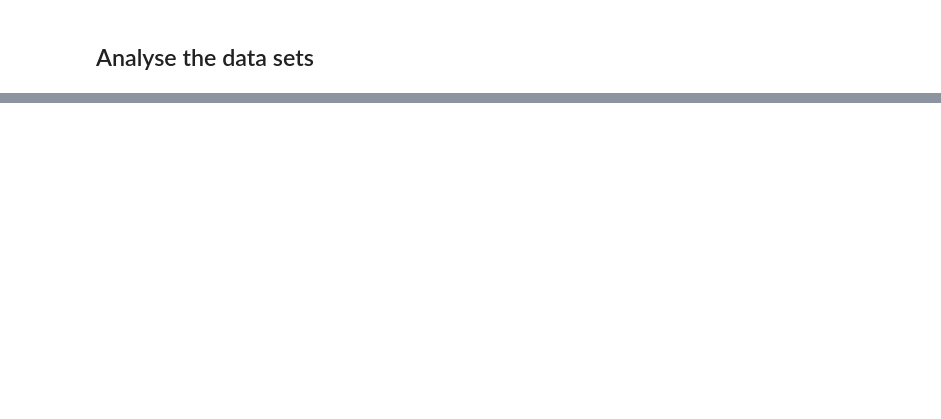
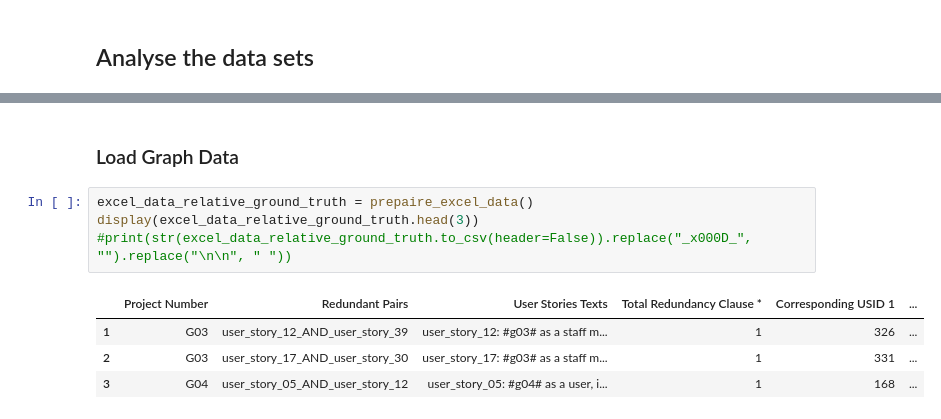
Before and after one commit to SoftwareStackLukas/LLMbasedRedundancyAnalysis, a Jupyter notebook: src/redundant_us_with_text_annotations_results.ipynb, the cells around one changed output, grey strips where cells are left out. Saved outputs shown, nothing was run; the diff lists cells and outputs as text; blank space fills up the shorter version.

```diff
--- a/src/redundant_us_with_text_annotations_results.ipynb
+++ b/src/redundant_us_with_text_annotations_results.ipynb
@@ -45,0 +59,11 @@ for key, item in chat_gpt_results.items():
+# %% [markdown]
+### Load Graph Data
+# %%
+excel_data_relative_ground_truth = prepaire_excel_data()
+display(excel_data_relative_ground_truth.head(3))
+#print(str(excel_data_relative_ground_truth.to_csv(header=False)).replace("_x000D_", "").replace("\n\n", " "))
+# %% [output]
+|  | Project Number | Redundant Pairs | User Stories Texts | Total Redundancy Clause * | Corresponding USID 1 | ... |
+| 1 | G03 | user_story_12_AND_user_story_39 | user_story_12: #g03# as a staff m... | 1 | 326 | ... |
+| 2 | G03 | user_story_17_AND_user_story_30 | user_story_17: #g03# as a staff m... | 1 | 331 | ... |
+| 3 | G04 | user_story_05_AND_user_story_12 | user_story_05: #g04# as a user, i... | 1 | 168 | ... |
```
Also changed, not shown: parts of 10 cells of this notebook, 2 other files.
